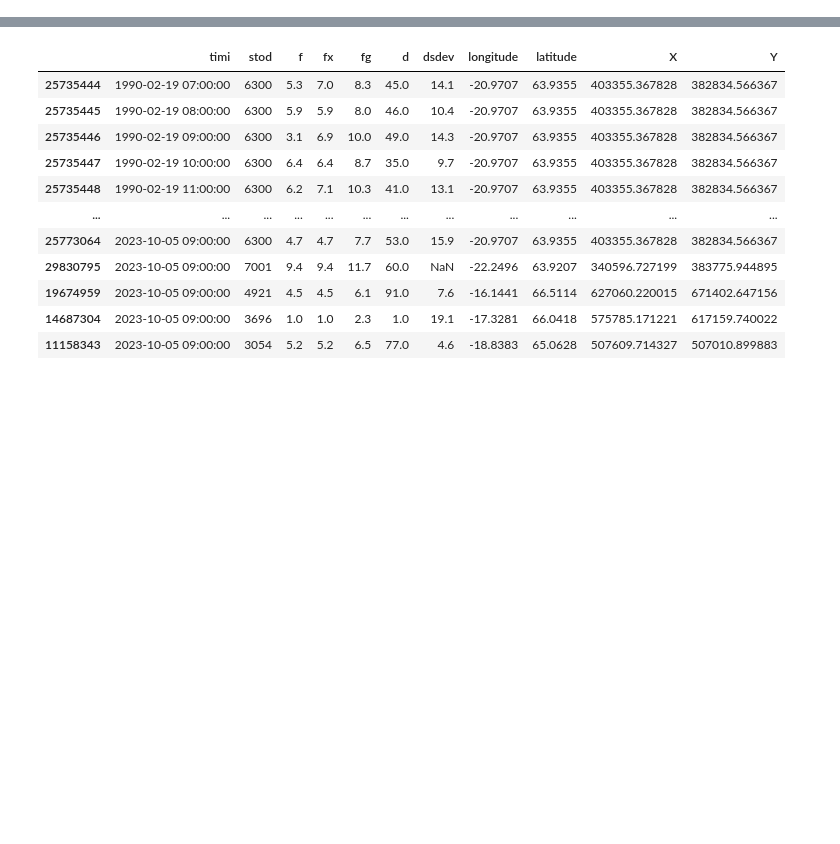
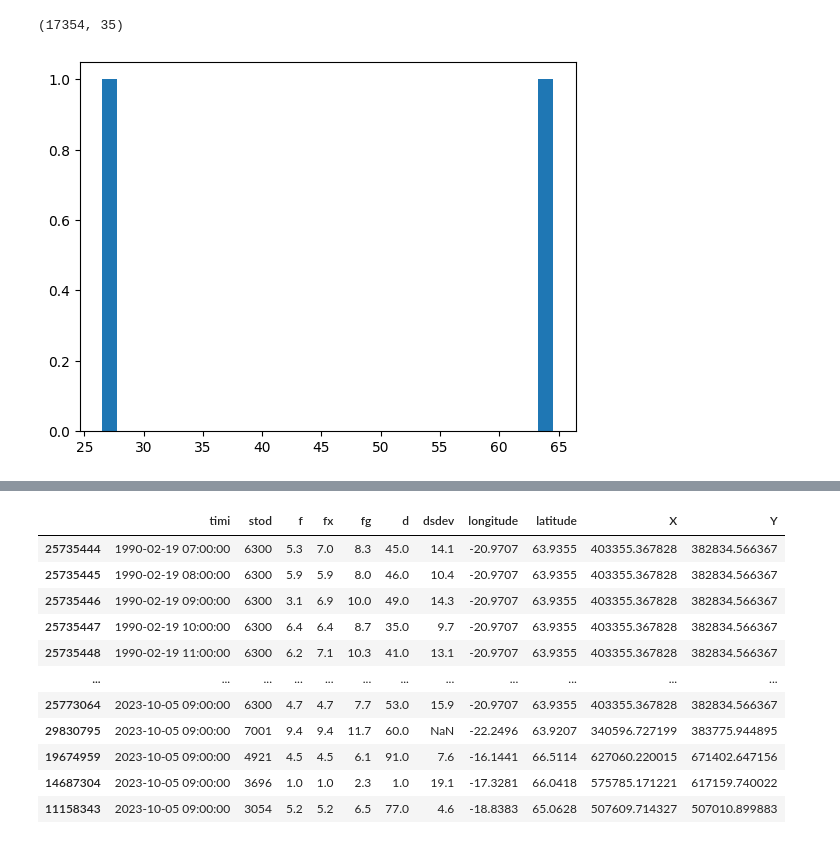
Before and after one commit to BrynjarGeir/lokaverkefni_vel, a Jupyter notebook: code/process_data/findNails.ipynb, the cells around one changed output, grey strips where cells are left out. Cells and saved outputs as stored; diff of their text form; code cells hidden in the pictures; blank space fills up the shorter version.

```diff
--- a/code/process_data/findNails.ipynb
+++ b/code/process_data/findNails.ipynb
@@ -13,0 +16,17 @@ df_merged = pd.read_feather(mergedPath)
+# %%
+df_10min = pd.read_feather(mergedPath)
+df_10min.time = pd.to_datetime(df_10min.time)
+# %%
+# Rounds to next hour so as to be able to directly compare with the vedur klst file
+def next_hour(time):
+    return time.ceil('h')
+
+df_10min['timi'] = df_10min.time.apply(next_hour)
+# %%
+maelinga_df.stod = maelinga_df.stod.astype(np.int64)
+maelinga_df.fg = pd.to_numeric(maelinga_df.fg, errors = 'coerce', downcast='float')
+maelinga_df.fx = pd.to_numeric(maelinga_df.fx, errors = 'coerce', downcast='float')
+# %%
+sameinad_df = pd.merge(df_10min, maelinga_df, on = ['stod', 'timi'], how = 'inner', suffixes=('_10min', '_klst'))
+
+sameinad_df
@@ -13,0 +67,15 @@ df_merged = pd.read_feather(mergedPath)
+# %%
+df_final = sameinad_df[abs(sameinad_df.f_10min - sameinad_df.fx) <= 1000]
+
+df_final.shape
+# %% [output]
+(17354, 35)
+# %%
+y = abs(sameinad_df.f_10min - sameinad_df.fx)
+
+from matplotlib import pyplot as plt
+
+plt.hist(y[y > 10], bins = 30)
+plt.show()
+# %% [output]
+[figure, added]
```
Also changed, not shown: parts of 28 cells of this notebook, 2 other files.
